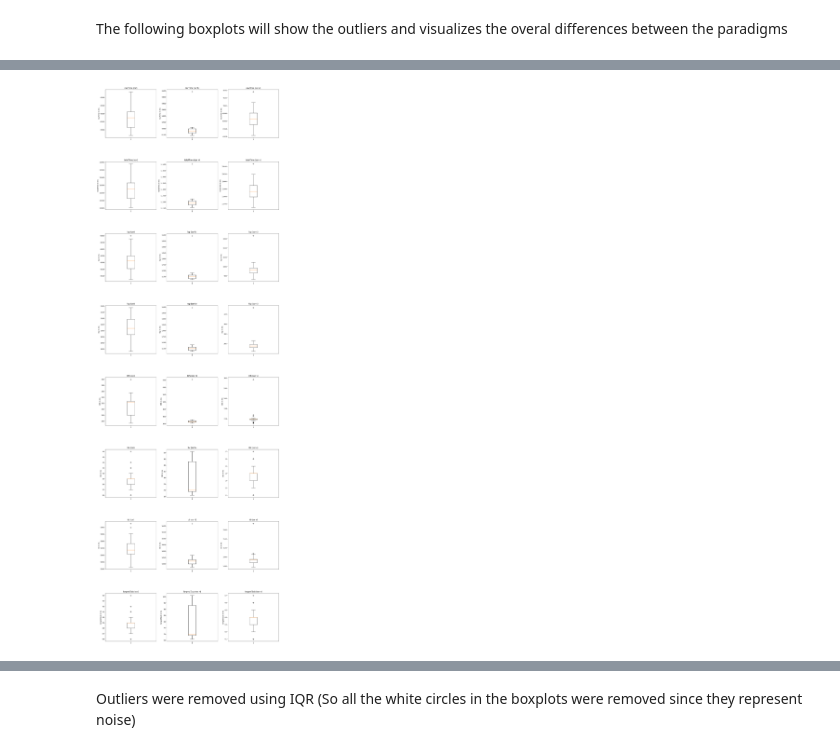
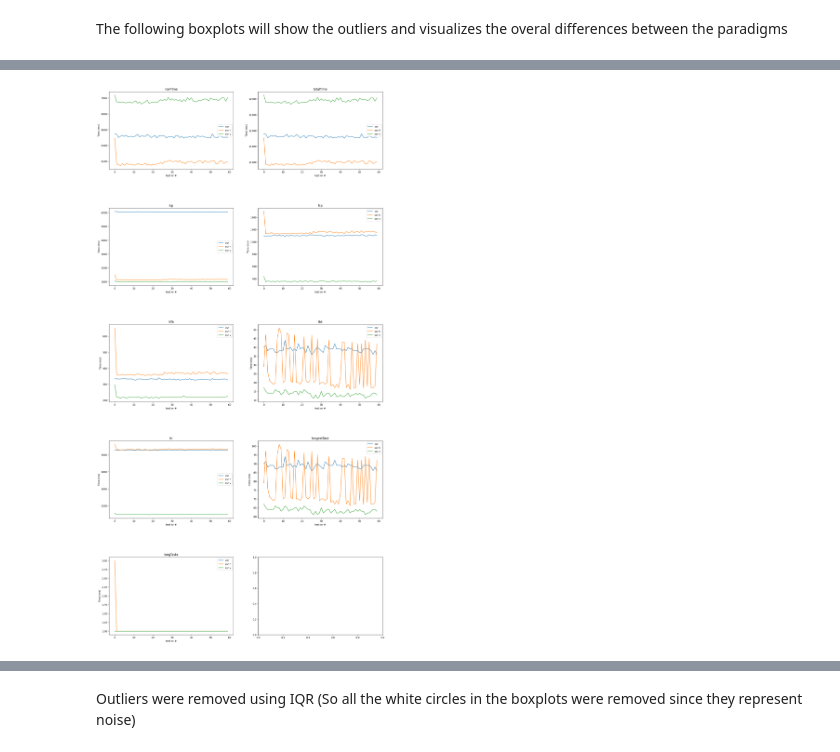
Before and after one commit to Aukevanoost/migrating-stateful-monoliths-to-microfrontends, a Jupyter notebook: analytics/notebooks/throttled.ipynb, the cells around one changed output, grey strips where cells are left out. Saved outputs shown, nothing was run; the diff lists cells and outputs as text; code cells hidden in the pictures.

Commit message:
Added bar graphs to analytics

```diff
--- a/analytics/notebooks/throttled.ipynb
+++ b/analytics/notebooks/throttled.ipynb
@@ -135,23 +135,28 @@ pd.DataFrame(report, columns=headers)
 # %% [markdown]
 The following boxplots will show the outliers and visualizes the overal differences between the paradigms
 # %%
-def plot_box_plot(d, f, loc):
-    data = datasets[d][f]
-    loc.boxplot(data, vert=True)
-    loc.set_title(f + ' (' + d + ')')
-    loc.set_ylabel(f + ' in ms')
+def ceildiv(a, b): return -(a // -b)
 
-def graphs(plot_func, features, height=8):
-    rows = len(features)
-    cols = len(datasets)
+def plot_line_graph(feature, loc):
+    for d in datasets:
+        loc.plot(datasets[d][feature], label=d)
 
+    loc.set_title(feature)
+    loc.set_ylabel('Time (ms)')
+    loc.set_xlabel('test nr #')
+
+    loc.legend()
+
+
+
+def graphs(plot_func, features,cols=2, height=8):
+    rows = ceildiv(len(features), cols)
     _, axes = plt.subplots(nrows=rows, ncols=cols, figsize=(20, height*rows))
     plt.subplots_adjust(hspace=0.5)
-    for y, f in enumerate(features):
-        for x, d in enumerate(datasets):
-            plot_func(d, f, axes[y, x])
+    for i, feature in enumerate(features):
+        loc = axes[i // cols, i % cols] if rows > 1 and cols > 1 else axes[i % cols]
+        plot_func(feature, loc)
     return plt
 
-plt = graphs(plot_box_plot, ['navTime', 'totalTime', 'lcp', 'fcp', 'ttfb', 'tbt', 'tti', 'longestTask'])
-plt.show()
+graphs(plot_line_graph, ['navTime','totalTime','lcp', 'fcp', 'ttfb', 'tbt', 'tti', 'longestTask', 'longTasks'])
 # %% [output]
@@ -158 +164 @@ plt.show()
-[figure, old version]
+[figure, new version]
```
Also changed, not shown: parts of 3 cells of this notebook, 12 other files.
